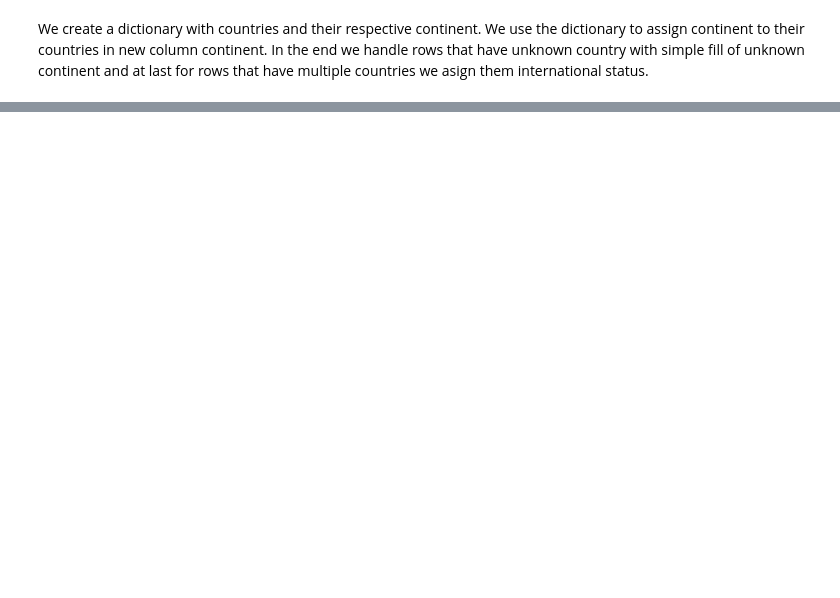
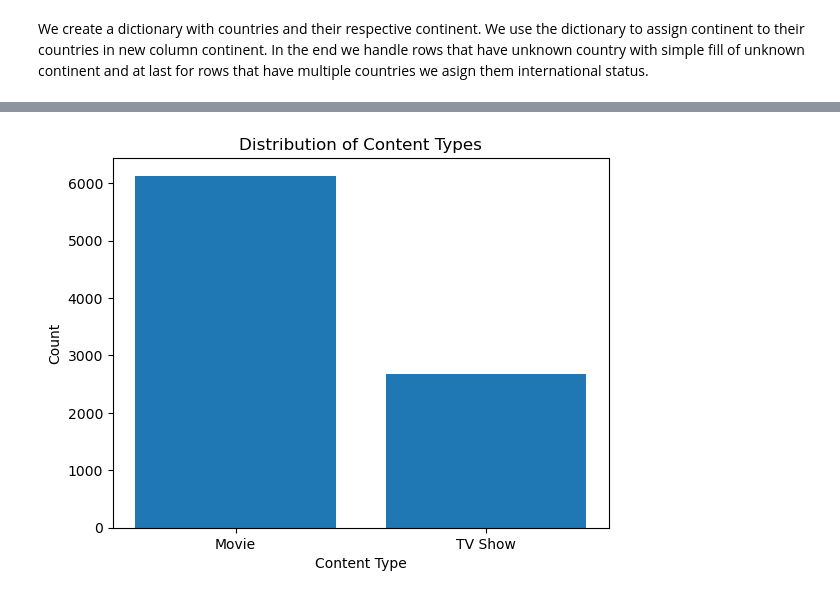
Before and after one commit to JireX-21/Projekt_JEM207_Hajek_Tomsu, a Jupyter notebook: main.ipynb, the cells around one changed output, grey strips where cells are left out. Cells and saved outputs as stored; diff of their text form; code cells hidden in the pictures; blank space fills up the shorter version.

```diff
--- a/main.ipynb
+++ b/main.ipynb
@@ -327,0 +314,2 @@ raw_data.to_csv('directors_dataset.csv', index=False)
+# %%
+raw_data["cast"] = raw_data["cast"].fillna("Uknown")
@@ -327,0 +321,12 @@ raw_data.to_csv('directors_dataset.csv', index=False)
+# %%
+content_counts = raw_data['type'].value_counts()
+
+plt.bar(content_counts.index, content_counts.values)
+
+plt.xlabel('Content Type')
+plt.ylabel('Count')
+plt.title('Distribution of Content Types')
+
+plt.show()
+# %% [output]
+[figure, added]
```
Also changed, not shown: parts of 11 cells of this notebook, 2 other files.
